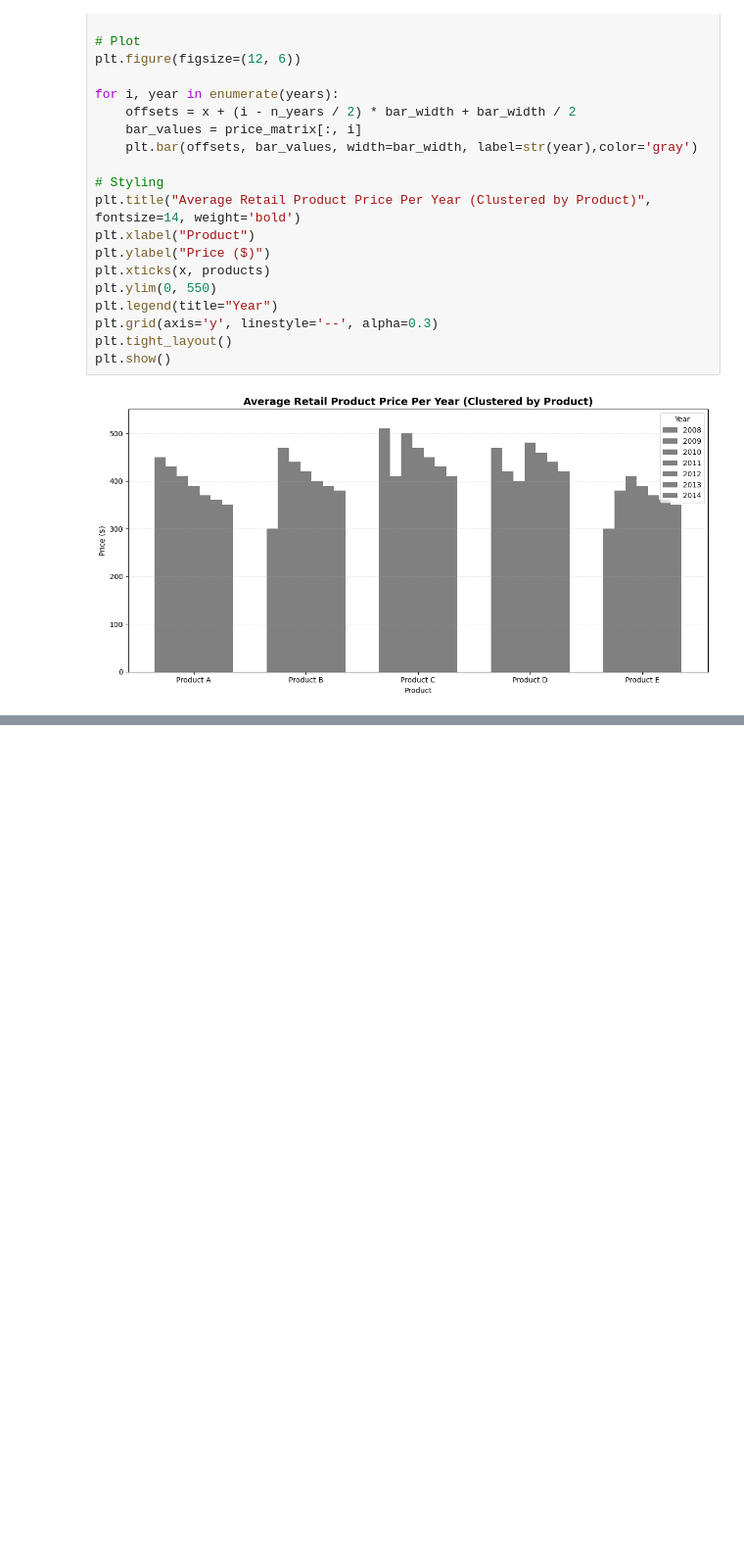
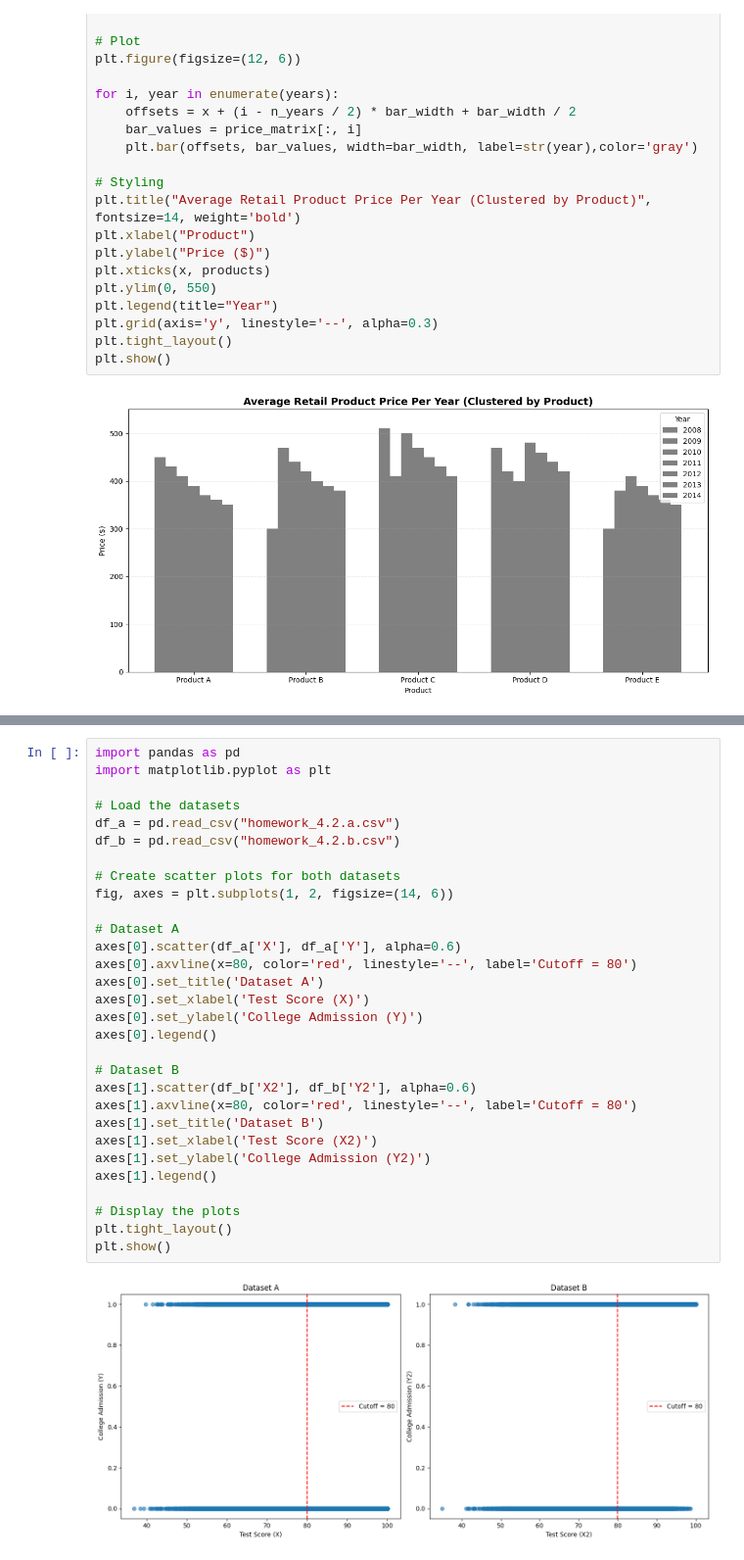
Before and after one commit to Kevinwu1998/702, a Jupyter notebook: OMDS_MODB2_week12_wu_zonglin.ipynb, the cells around one changed output, grey strips where cells are left out. Shown: that part at 98% size. Saved outputs shown, nothing was run; the diff lists cells and outputs as text; blank space fills up the shorter version.

```diff
--- a/OMDS_MODB2_week12_wu_zonglin.ipynb
+++ b/OMDS_MODB2_week12_wu_zonglin.ipynb
@@ -89,0 +114,32 @@ plt.show()
+# %%
+import pandas as pd
+import matplotlib.pyplot as plt
+
+# Load the datasets
+df_a = pd.read_csv("homework_4.2.a.csv")
+df_b = pd.read_csv("homework_4.2.b.csv")
+
+# Create scatter plots for both datasets
+fig, axes = plt.subplots(1, 2, figsize=(14, 6))
+
+# Dataset A
+axes[0].scatter(df_a['X'], df_a['Y'], alpha=0.6)
+axes[0].axvline(x=80, color='red', linestyle='--', label='Cutoff = 80')
+axes[0].set_title('Dataset A')
+axes[0].set_xlabel('Test Score (X)')
+axes[0].set_ylabel('College Admission (Y)')
+axes[0].legend()
+
+# Dataset B
+axes[1].scatter(df_b['X2'], df_b['Y2'], alpha=0.6)
+axes[1].axvline(x=80, color='red', linestyle='--', label='Cutoff = 80')
+axes[1].set_title('Dataset B')
+axes[1].set_xlabel('Test Score (X2)')
+axes[1].set_ylabel('College Admission (Y2)')
+axes[1].legend()
+
+# Display the plots
+plt.tight_layout()
+plt.show()
+# %% [output]
+[figure, added]
```
Also changed, not shown: parts of 8 cells of this notebook.
